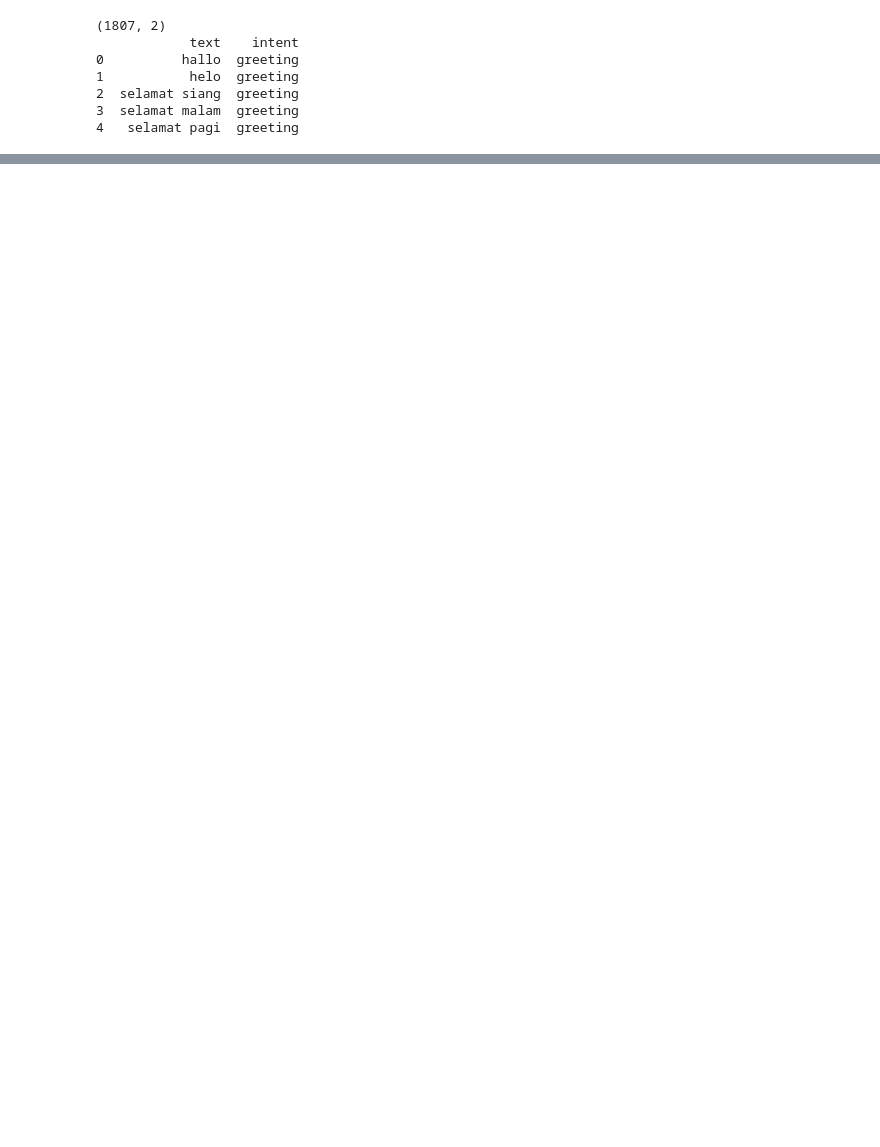
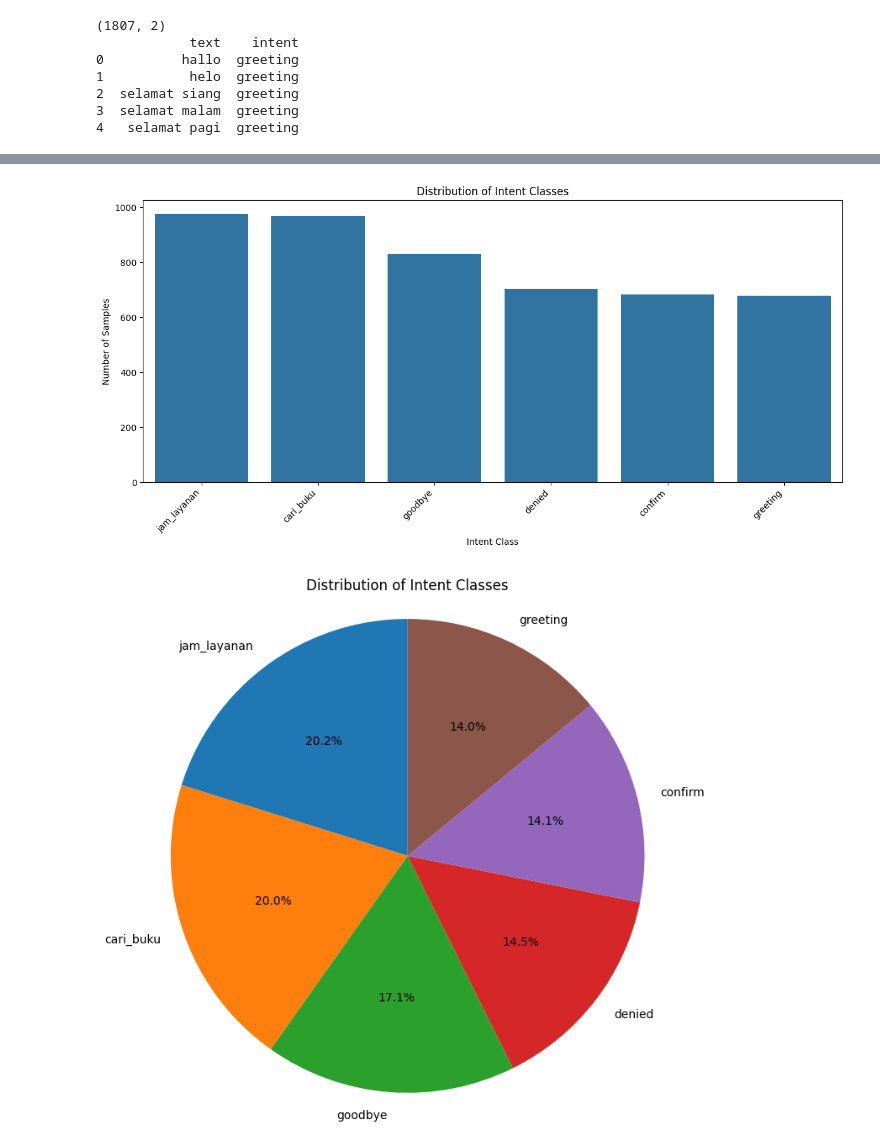
Before and after one commit to HaqTetsuya/rusdi-prototype-1, a Jupyter notebook: rusdi_prototype_6.ipynb, the cells around one changed output, grey strips where cells are left out. Drawn from its saved outputs; the diff is of its cells as text; code cells hidden in the pictures; blank space fills up the shorter version.

```diff
--- a/rusdi_prototype_6.ipynb
+++ b/rusdi_prototype_6.ipynb
@@ -1771,3 +2392,42 @@ def predict_intent(text, model, tokenizer, intent_classes, device=None):
         print("Top 3 intent:")
         for i, (intent_name, score) in enumerate(topk):
             print(f"  {i+1}. {intent_name}: {score:.4f}")
+# %%
+# prompt: train csv, cvisualize dataset count distribution
+
+import pandas as pd
+import matplotlib.pyplot as plt
+import seaborn as sns
+
+# Load the dataframe (assuming 'df_combined' from your previous code)
+# If not, replace with the correct DataFrame loading code
+# Example: df_combined = pd.read_csv('dataset_gabungan.csv')
+try:
+    df_combined = pd.read_csv('augmented_datasets.csv')
+except FileNotFoundError:
+    print("Error: 'dataset_gabungan.csv' not found. Make sure it exists or load the DataFrame correctly.")
+    exit()
+
+
+# Count the distribution of each class
+class_counts = df_combined['intent'].value_counts()
+
+# Visualize the distribution using a bar plot
+plt.figure(figsize=(12, 6))
+sns.barplot(x=class_counts.index, y=class_counts.values)
+plt.title('Distribution of Intent Classes')
+plt.xlabel('Intent Class')
+plt.ylabel('Number of Samples')
+plt.xticks(rotation=45, ha='right') # Rotate x-axis labels for readability
+plt.tight_layout()  # Adjust layout to prevent labels from overlapping
+plt.show()
+
+# Visualize the distribution using a pie chart
+plt.figure(figsize=(8, 8))
+plt.pie(class_counts.values, labels=class_counts.index, autopct='%1.1f%%', startangle=90)
+plt.title('Distribution of Intent Classes')
+plt.axis('equal')  # Equal aspect ratio ensures that pie is drawn as a circle.
+plt.show()
+# %% [output]
+[figure, added]
+[figure, added]
```
Also changed, not shown: parts of 6 cells of this notebook.
